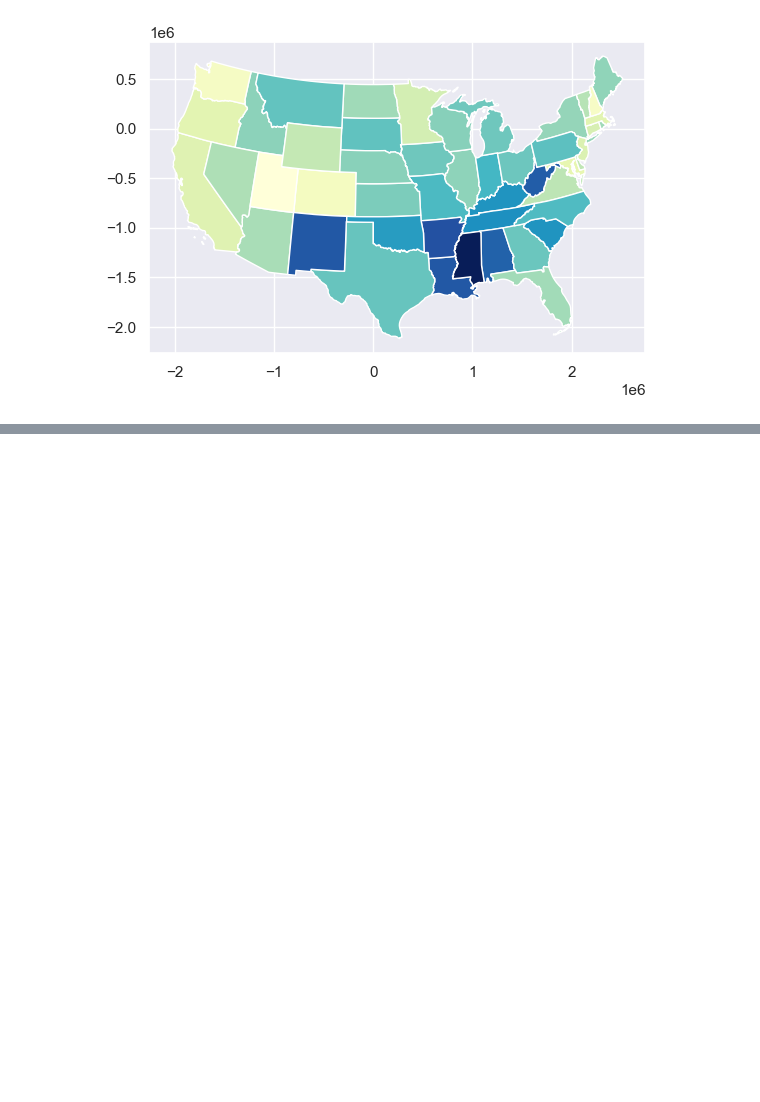
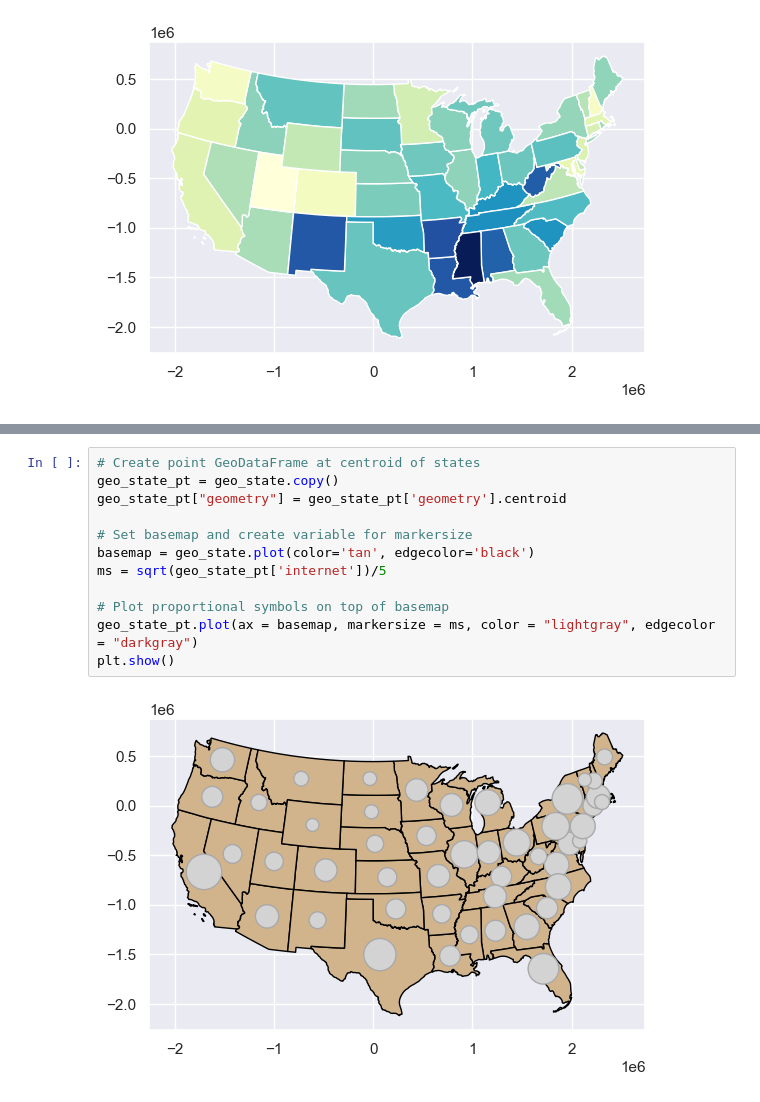
Before and after one commit to jgp-13/Analyzing_US_Census_Data_in_Python, a Jupyter notebook: census_project.ipynb, the cells around one changed output, grey strips where cells are left out. Cells and saved outputs as stored; diff of their text form; blank space fills up the shorter version.

```diff
--- a/census_project.ipynb
+++ b/census_project.ipynb
@@ -607,0 +590,14 @@ df.head()
+# %%
+# Create point GeoDataFrame at centroid of states
+geo_state_pt = geo_state.copy()
+geo_state_pt["geometry"] = geo_state_pt['geometry'].centroid
+
+# Set basemap and create variable for markersize
+basemap = geo_state.plot(color='tan', edgecolor='black')
+ms = sqrt(geo_state_pt['internet'])/5
+
+# Plot proportional symbols on top of basemap
+geo_state_pt.plot(ax = basemap, markersize = ms, color = "lightgray", edgecolor = "darkgray")
+plt.show()
+# %% [output]
+[figure, added]
```
Also changed, not shown: parts of 19 cells of this notebook, 5 other files.
